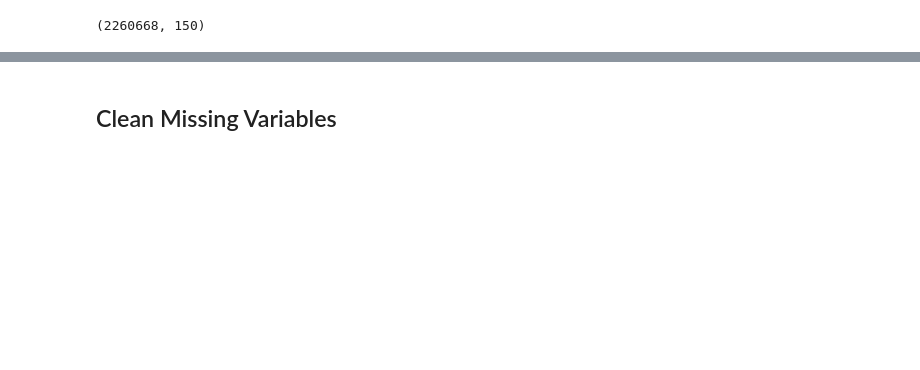
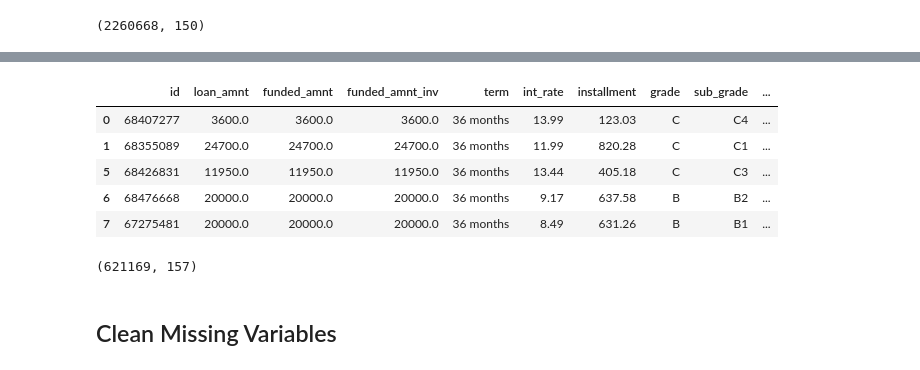
Before and after one commit to GarrettSikes/Lending_Club_Capstone, a Jupyter notebook: Garrett/Cleaning_Garrett_Sikes.ipynb, the cells around one changed output, grey strips where cells are left out. Cells and saved outputs as stored; diff of their text form; code cells hidden in the pictures; blank space fills up the shorter version.

```diff
--- a/Garrett/Cleaning_Garrett_Sikes.ipynb
+++ b/Garrett/Cleaning_Garrett_Sikes.ipynb
@@ -14,3 +20,35 @@ df.shape
+# %%
+df['issue_d'] = pd.to_datetime(df['issue_d'], format='%b-%Y')
+
+df['issue_month'] = df['issue_d'].dt.month
+df['issue_year'] = df['issue_d'].dt.year
+
+df.drop(columns='issue_d', inplace=True)
+# %%
+df = df[df['issue_year'] < 2016]
+df = df[df['term'] != ' 60 months']
+# %%
+df['avg_fico_score'] = (df['fico_range_low']+df['fico_range_high'])/2
+# %%
+df[['home_ownership', 'application_type', 'purpose', 'sub_grade']] =  df[['home_ownership', 'application_type', 'purpose', 'sub_grade']].astype('category')
+
+df['home_ownership_cat'] = df['home_ownership'].cat.codes
+df['application_type_cat'] = df['application_type'].cat.codes
+df['purpose_cat'] = df['purpose'].cat.codes
+df['sub_grade_cat'] = df['sub_grade'].cat.codes
+# %%
+df.head()
+# %% [output]
+|  | id | loan_amnt | funded_amnt | funded_amnt_inv | term | int_rate | installment | grade | sub_grade | ... |
+| 0 | 68407277 | 3600.0 | 3600.0 | 3600.0 | 36 months | 13.99 | 123.03 | C | C4 | ... |
+| 1 | 68355089 | 24700.0 | 24700.0 | 24700.0 | 36 months | 11.99 | 820.28 | C | C1 | ... |
+| 5 | 68426831 | 11950.0 | 11950.0 | 11950.0 | 36 months | 13.44 | 405.18 | C | C3 | ... |
+| 6 | 68476668 | 20000.0 | 20000.0 | 20000.0 | 36 months | 9.17 | 637.58 | B | B2 | ... |
+| 7 | 67275481 | 20000.0 | 20000.0 | 20000.0 | 36 months | 8.49 | 631.26 | B | B1 | ... |
+# %%
+df.shape
+# %% [output]
+(621169, 157)
 # %% [markdown]
 ## Clean Missing Variables
 # %%
```
Also changed, not shown: parts of 23 cells of this notebook.
